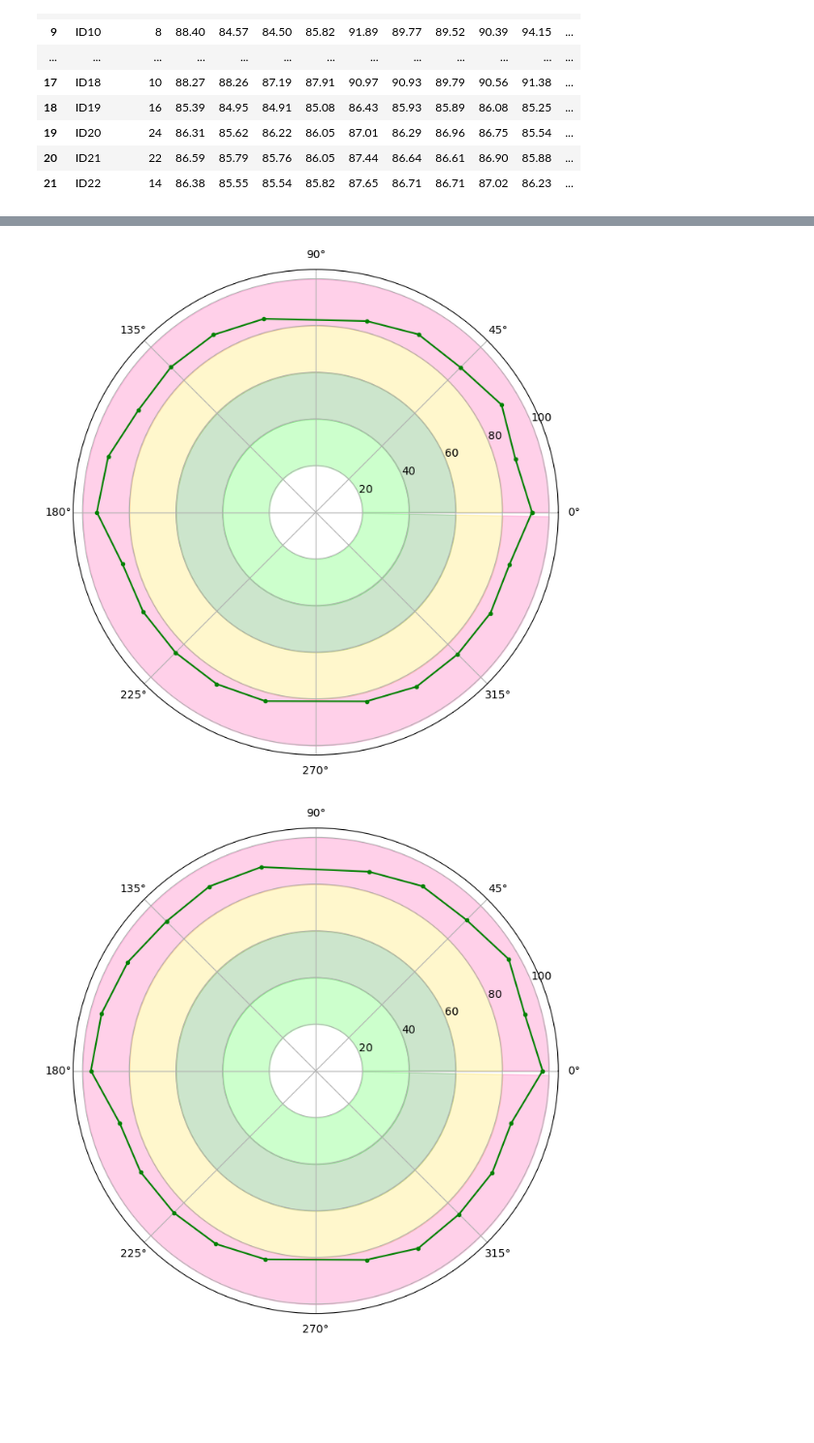
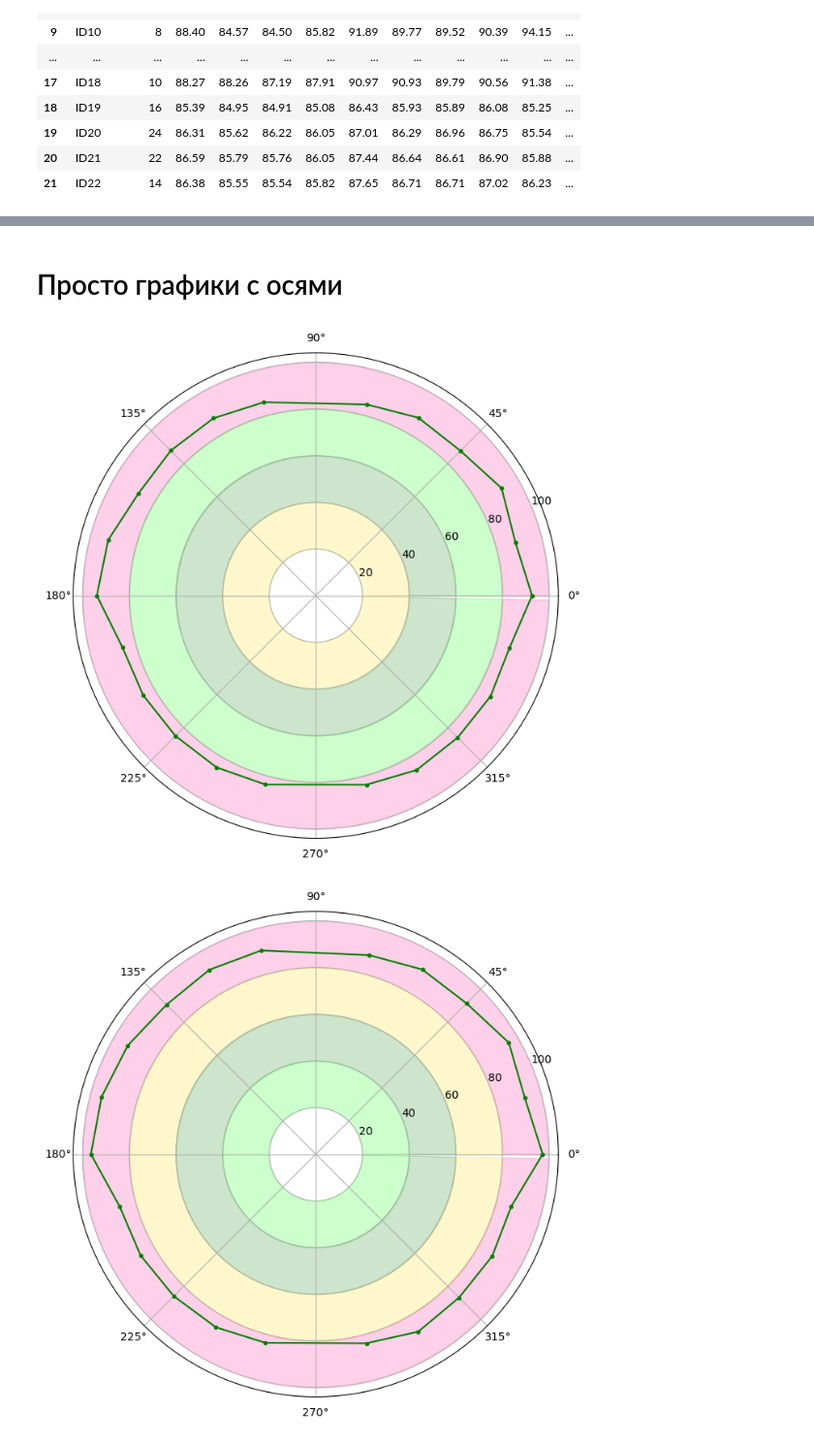
Before and after one commit to catauggie/first-expirience, a Jupyter notebook: Работа с полярными координатами.ipynb, the cells around one changed output, grey strips where cells are left out. Shown at 97% size. Drawn from its saved outputs; the diff is of its cells as text; code cells hidden in the pictures; blank space fills up the shorter version.

```diff
--- a/Работа с полярными координатами.ipynb
+++ b/Работа с полярными координатами.ipynb
@@ -78,27 +80,30 @@ df_sorted
+# %% [markdown]
+# Просто графики с осями
 # %%
-import math
+import matplotlib.pyplot as plt
 
 plt.figure(figsize=(8, 8))
 plt.axes(projection = 'polar')
+
 
 # creating an array
 # containing the radian values
 radians = list((df_sorted['Порядок']-1)* 2 *np.pi/24)
 azims = list(df_sorted['av1'])
 
 radians.append(radians[0])
 azims.append(azims[0])
 plt.polar(radians, azims, 'g.', linestyle='-')
 
 theta = np.arange(0, 2, 1./180)*np.pi
 plt.fill_between(theta, 80, 100, alpha=0.2, color='#FF1493')
-plt.fill_between(theta, 60, 80, alpha=0.2, color='#FFD700')
+plt.fill_between(theta, 60, 80, alpha=0.2, color='#00FF00')
 plt.fill_between(theta, 40, 60, alpha=0.2, color='#008000')
-plt.fill_between(theta, 20, 40, alpha=0.2, color='#00FF00')
+plt.fill_between(theta, 20, 40, alpha=0.2, color='#FFD700')
     # display the polar plot
 plt.show()
 # %% [output]
-[figure, old version]
+[figure, new version]
 # %%
 import math
 
```
Also changed, not shown: parts of 12 cells of this notebook.
